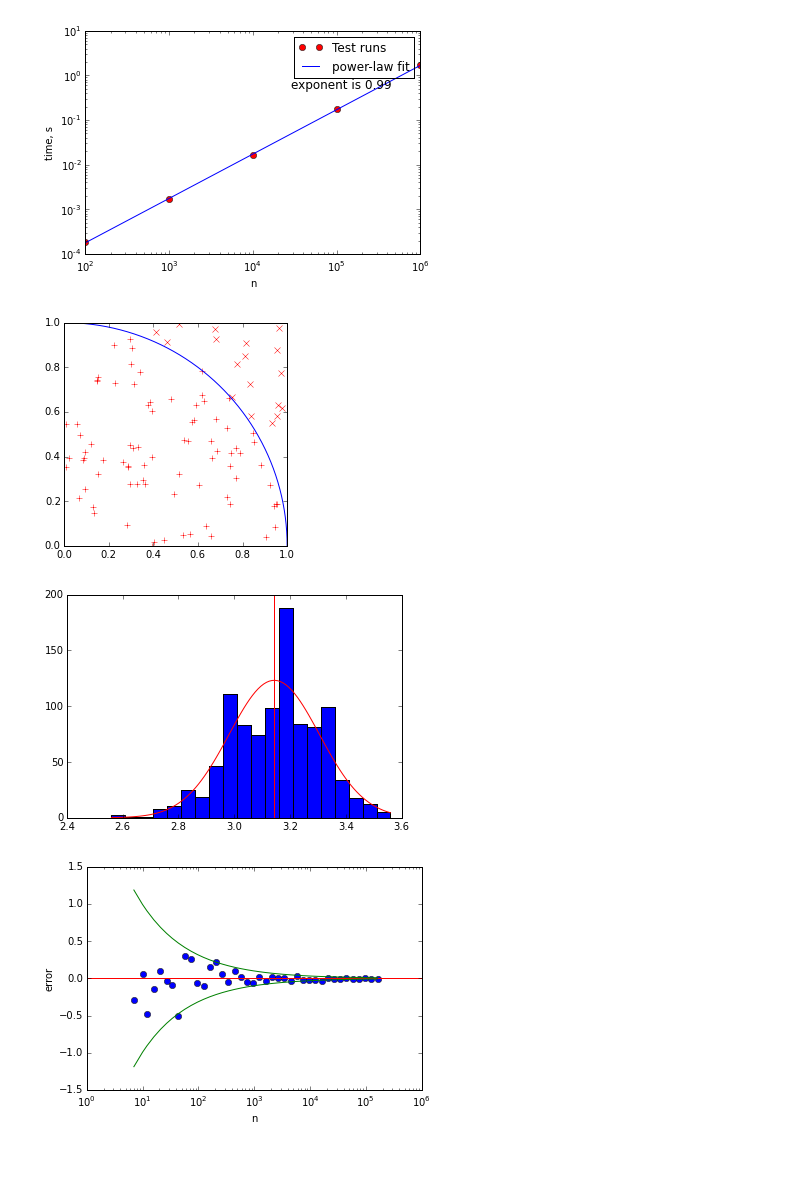
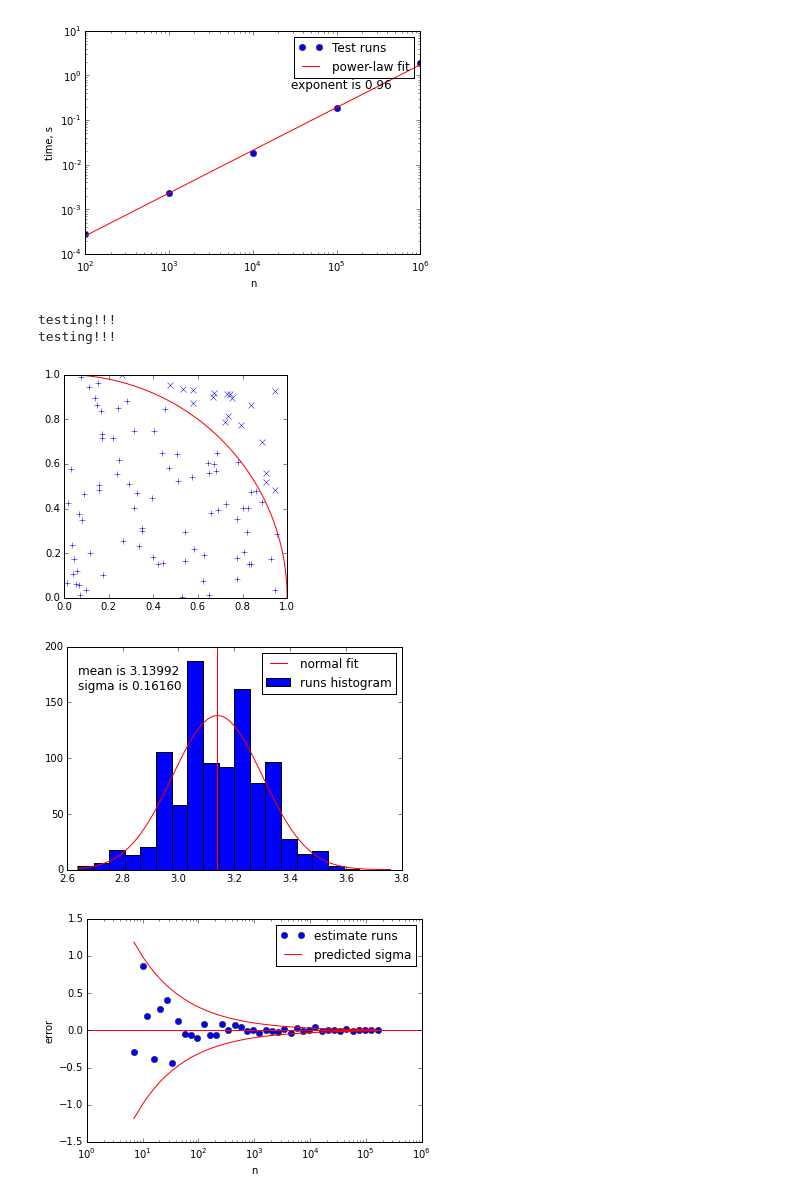
Before and after one commit to pmelchior/usrp-sciprog, a Jupyter notebook: day2/exercises/dtyi/demo.ipynb, the cells around one changed output. Cells and saved outputs as stored; diff of their text form; code cells hidden in the pictures; blank space fills up the shorter version.

```diff
--- a/day2/exercises/dtyi/demo.ipynb
+++ b/day2/exercises/dtyi/demo.ipynb
@@ -21,8 +21,8 @@ n=1000000  3.140952      1.7070 seconds
 A = np.vstack([np.log(time_experiment.counts), np.ones(len(time_experiment.counts))]).T
 m,c = np.linalg.lstsq(A, np.log(time_experiment.times))[0]
 
-plt.loglog(time_experiment.counts,time_experiment.times,'ro',label='Test runs')
-plt.loglog(time_experiment.counts,np.exp(m*np.log(time_experiment.counts)+c),label='power-law fit')
+plt.loglog(time_experiment.counts,time_experiment.times,'bo',label='Test runs')
+plt.loglog(time_experiment.counts,np.exp(m*np.log(time_experiment.counts)+c),'r-',label='power-law fit')
 plt.legend()
 plt.figtext(0.6,0.7,"exponent is %.2f"%m, fontsize = 12)
 
@@ -30,7 +30,13 @@ plt.ylabel('time, s')
 plt.xlabel('n')
 plt.show()
 # %% [output]
-[figure, old version]
+[figure, new version]
+# %%
+import pi_estimate.power_time as pt
+pt.Power_law_time(10,1000,10)
+# %% [output]
+testing!!!
+testing!!!
 # %%
 es100 = es.pi_estimator(100)
 x = es100.tosses[:,0]
@@ -38,56 +44,62 @@ y = es100.tosses[:,1]
 
 withincircle = x**2+y**2<1
 
-plt.plot(x[withincircle],y[withincircle],'r+')
-plt.plot(x[~withincircle],y[~withincircle],'rx',markerfacecolor='red')
+plt.plot(x[withincircle],y[withincircle],'b+')
+plt.plot(x[~withincircle],y[~withincircle],'bx',markerfacecolor='blue')
 theta = np.linspace(0,np.pi/2,num=50)
-plt.plot(np.cos(theta),np.sin(theta))
+plt.plot(np.cos(theta),np.sin(theta),'r-')
 plt.gca().set_aspect('equal')
 plt.gca().set_xbound(lower=0,upper=1)
 plt.gca().set_ybound(lower=0,upper=1)
 plt.show()
 # %% [output]
-[figure, old version]
+[figure, new version]
 # %%
 tries=1000
 n=100
 bin_number=20
 
 hist_experiment = ps.Pi_Series(n,runs=tries)
 estimates = np.array(hist_experiment.estims)
 
-n,bins,patches = plt.hist(estimates,bins=bin_number)
+n,bins,patches = plt.hist(estimates,bins=bin_number,label='runs histogram')
 
-binwidth = bins[1]-bins[0]
-histarea = binwidth*tries
+binwidth = bins[1]-bins[0] #
+histarea = binwidth*tries  #
 
-mean = np.mean(estimates)
-sigma = np.std(estimates)
+mean = np.mean(estimates)  #
+sigma = np.std(estimates)  #
 
-def normpdf(x,sigma,mean):
+def normpdf(x,sigma,mean): #
     return 1./sigma/np.sqrt(2*np.pi)*np.exp(-(x-mean)**2/(2*sigma**2))
 
 plt.axvline(mean,color='r')
 x = np.linspace(bins[0],bins[-1],100)
-plt.plot(x,histarea*normpdf(x,sigma,mean),color='r')
+plt.plot(x,histarea*normpdf(x,sigma,mean),color='r',label='normal fit')
+
+plt.legend()
+plt.figtext(0.15,0.75,"mean is %.5f\nsigma is %.5f"%(mean,sigma), fontsize = 12)
+
 plt.show()
 # %% [output]
-[figure, old version]
+[figure, new version]
 # %%
 runs_experiment = ps.Pi_Series(np.exp(2),np.exp(12),40)
 
 cous=np.array(runs_experiment.counts)
 ests=np.array(runs_experiment.estims)
-plt.semilogx(cous, ests-np.pi,'bo')
+plt.semilogx(cous, ests-np.pi,'bo',label='estimate runs')
 plt.axhline(0,color='r')
 
 sigmas=4*np.sqrt(np.pi**2/16/cous)
-plt.semilogx(cous, sigmas,color='g')
-plt.semilogx(cous,-sigmas,color='g')
+plt.semilogx(cous, sigmas,color='r',label='predicted sigma')
+plt.semilogx(cous,-sigmas,color='r')
 
 plt.ylabel('error')
 plt.xlabel('n')
 
+plt.legend()
+
 plt.show()
 # %% [output]
-[figure, old version]
+[figure, new version]
```
Also changed, not shown: parts of 1 cell of this notebook, 3 other files.
